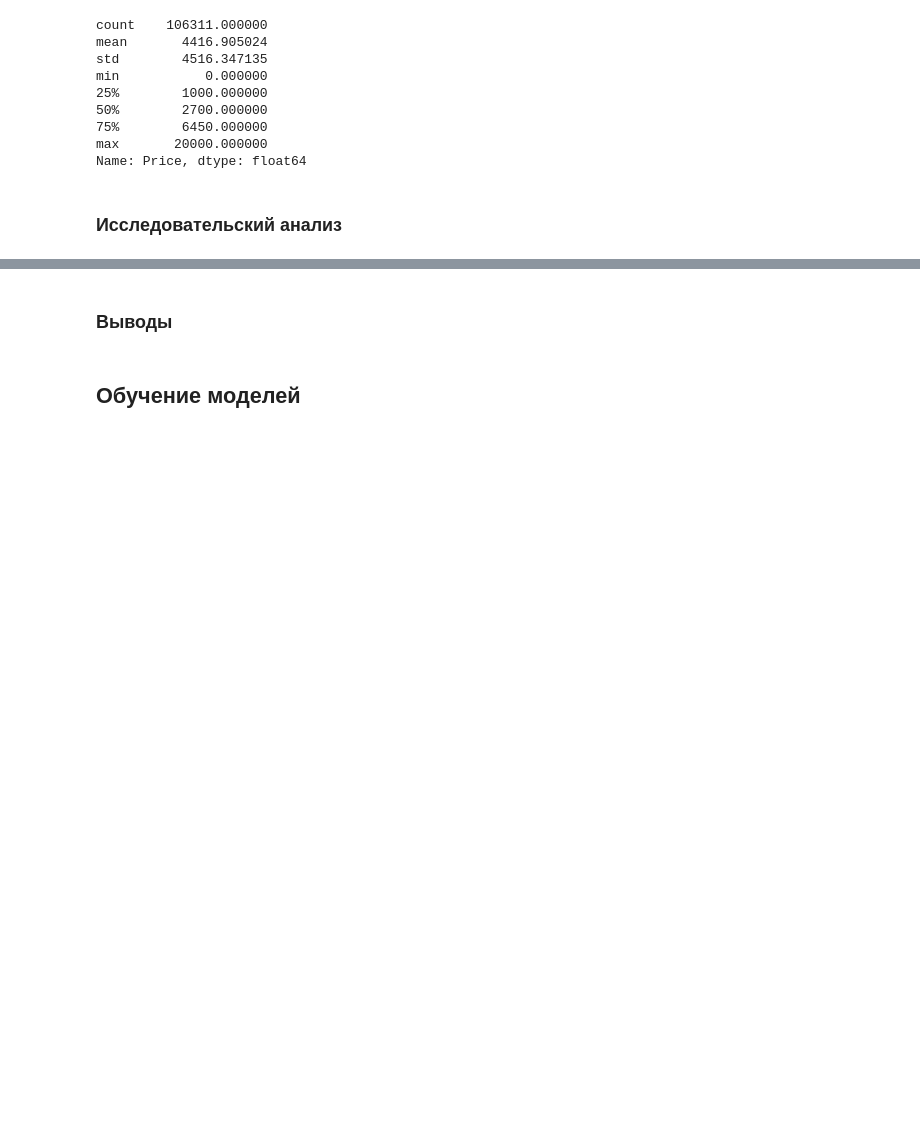
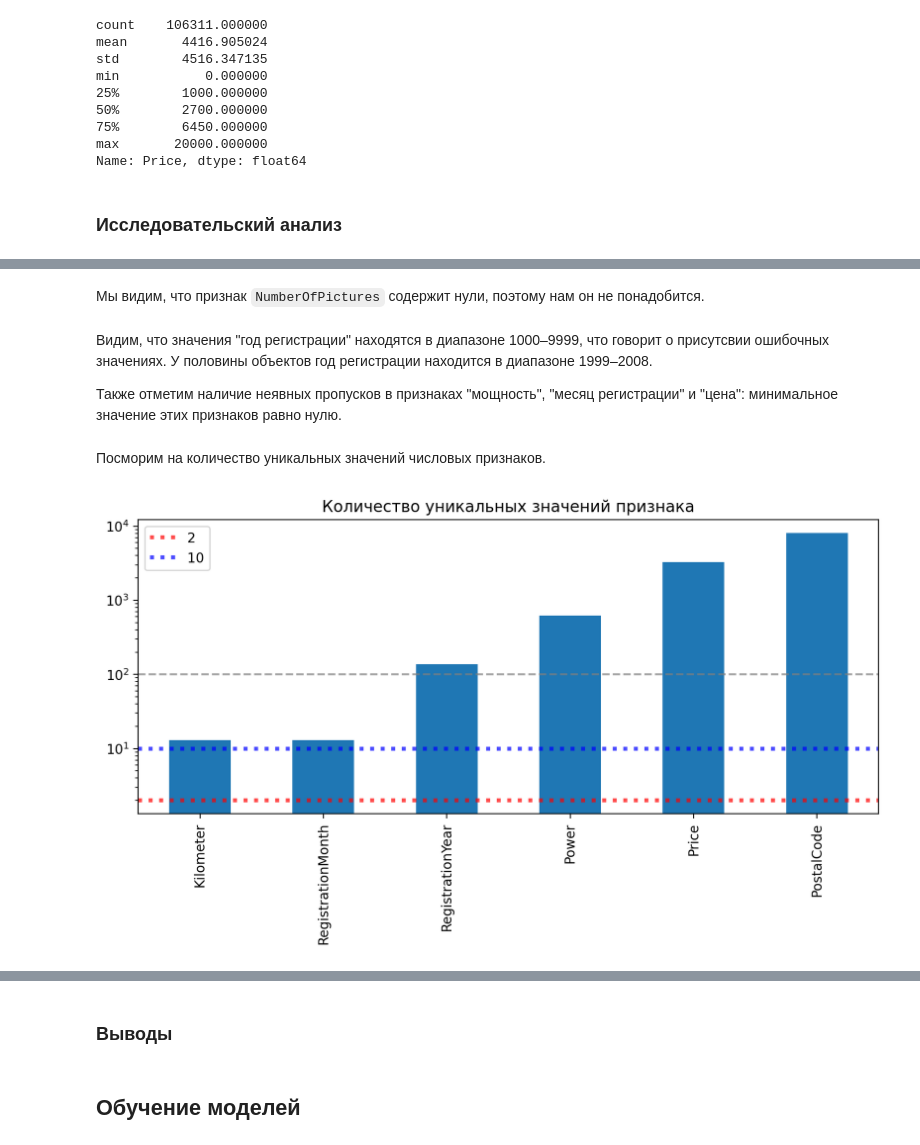
Before and after one commit to dimdasci/yp13-gradient-boosting, a Jupyter notebook: notebooks/yp13-gradient-boosting.ipynb, the cells around one changed output, grey strips where cells are left out. Saved outputs shown, nothing was run; the diff lists cells and outputs as text; code cells hidden in the pictures; blank space fills up the shorter version.

Commit message:
data structure overview, empty values analysed

```diff
--- a/notebooks/yp13-gradient-boosting.ipynb
+++ b/notebooks/yp13-gradient-boosting.ipynb
@@ -189,0 +226,2 @@ Name: Price, dtype: float64
+# %%
+datetime_columns = ['DateCrawled', 'DateCreated', 'LastSeen']
@@ -189,0 +230,5 @@ Name: Price, dtype: float64
+# %%
+for column in datetime_columns:
+    df[column] = pd.to_datetime(df[column], format='%Y-%m-%d %H:%M:%S').dt.round(freq='D')
+
+df[datetime_columns].head()
@@ -189,0 +270,2 @@ Name: Price, dtype: float64
+# %%
+numerical_columns = df.select_dtypes(include='number').columns.to_list()
@@ -189,0 +284,33 @@ Name: Price, dtype: float64
+# %% [markdown]
+Мы видим, что признак `NumberOfPictures` содержит нули, поэтому нам он не понадобится.
+# %%
+numerical_columns.remove('NumberOfPictures')
+# %% [markdown]
+Видим, что значения "год регистрации" находятся в диапазоне 1000–9999, что говорит о присутсвии  ошибочных значениях. У половины объектов год регистрации находится в диапазоне 1999–2008.
+
+Также отметим наличие неявных пропусков в признаках "мощность", "месяц регистрации" и "цена": минимальное значение этих признаков равно нулю.
+# %% [markdown]
+Посморим на количество уникальных значений числовых признаков.
+# %%
+# для каждого числового столбца посчитаем количество уникальных значений и отсортируем
+unique_values = df[numerical_columns].nunique().sort_values()
+
+# Построим график с логарифимческой шкалой
+unique_values.plot.bar(
+    logy = True, figsize = (10, 4),
+    title = 'Количество уникальных значений признака'
+);
+
+# добивим горизонтальные линии для значений 2 и 10, чтобы визуализировать бинарные и
+# дискретные признаки
+plt.axhline(2, color='red', lw = 3, alpha=0.7, linestyle='dotted')
+plt.axhline(10, color='blue', lw = 3, alpha=0.7, linestyle='dotted')
+
+# добавим линию сетки для значения 100
+plt.axhline(100, color='gray', alpha=0.7, linestyle='dashed')
+
+
+plt.legend([2, 10])
+plt.show()
+# %% [output]
+[figure, added]
```
Also changed, not shown: parts of 41 cells of this notebook.
